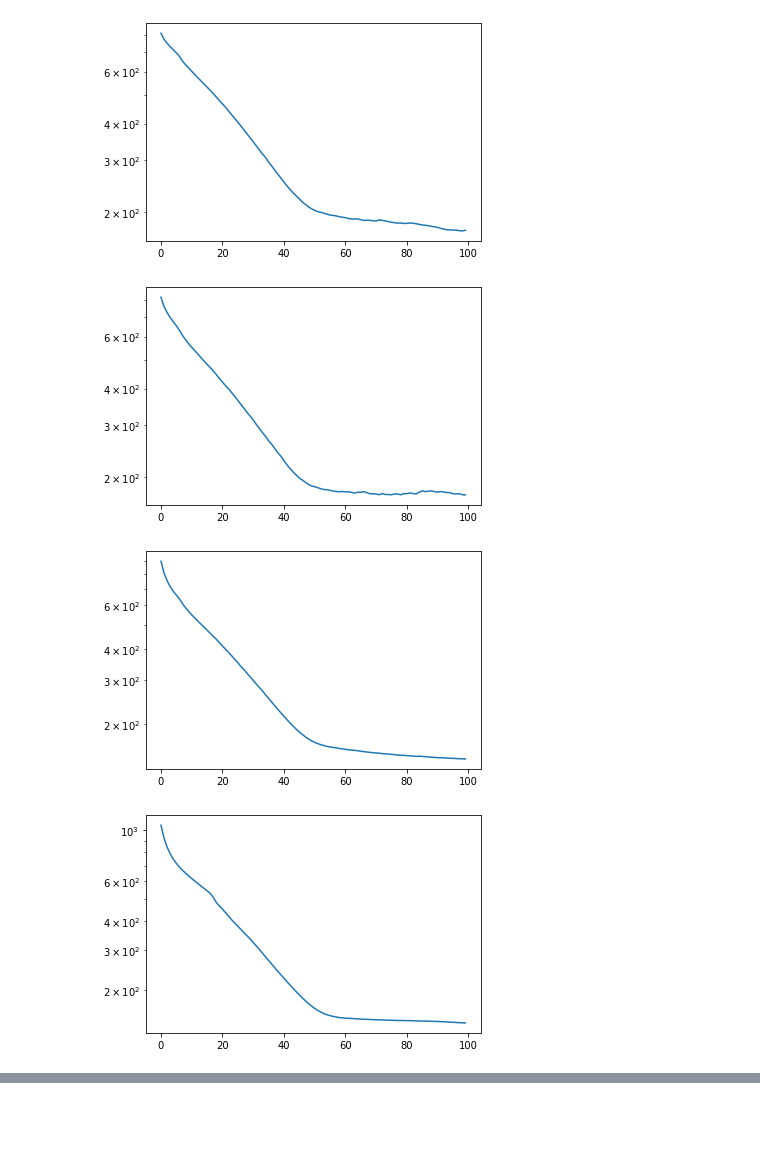
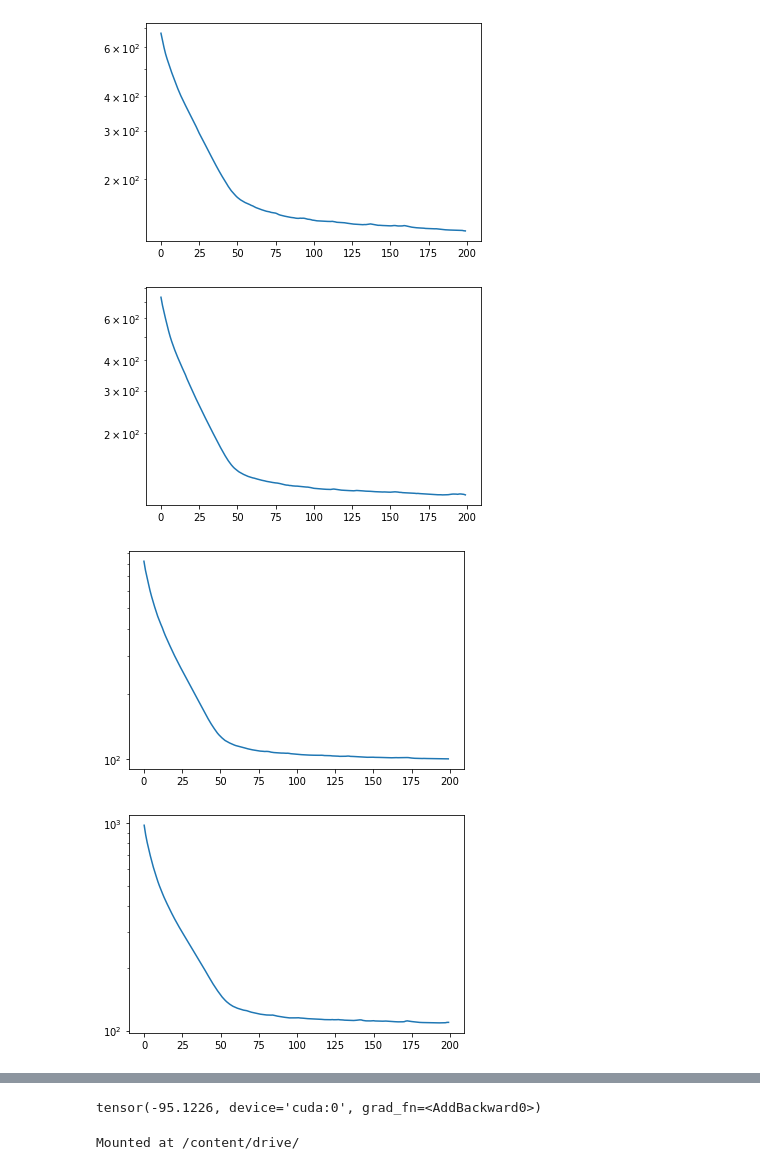
Before and after one commit to jvallikivi/mlmi4-vcl, a Jupyter notebook: Generative_MNIST_UPDATED.ipynb, the cells around one changed output, grey strips where cells are left out. Drawn from its saved outputs; the diff is of its cells as text; code cells hidden in the pictures; blank space fills up the shorter version.

```diff
--- a/Generative_MNIST_UPDATED.ipynb
+++ b/Generative_MNIST_UPDATED.ipynb
@@ -60,8 +60,8 @@ class Encoder(nn.Module):
         super(Encoder, self).__init__()
         self.x_to_h = nn.ModuleList( [self.get_layer(input_size, in_features, True)] +
                                     [self.get_layer(in_features, in_features, True) for _ in range(n_layers - 1)]).to(device)
-        self.head = nn.ModuleList([self.get_layer(in_features, out_features, True) for _ in range(n_layers - 1)]
-                                    + [self.get_layer(in_features, out_features)]).to(device)
+        self.head = nn.ModuleList([self.get_layer(in_features, out_features, True) for _ in range(2)]).to(device)
+                                    # + [self.get_layer(in_features, out_features)]).to(device)
 
 
     def get_layer(self, in_feature, out_features, activation=False):
@@ -81,17 +81,17 @@ class VCL_Generator(nn.Module):
 
         self.encoder = Encoder(input_size=x_dim,
                                 in_features=h_dim,
-                                out_features=z_dim*2,
+                                out_features=z_dim,
                                 n_layers=nencoder_layers).to(device)
         self.x_to_h = self.encoder.x_to_h#.to(device)
-        self.encoder_head = self.encoder.head[-1]#.to(device)
+        self.encoder_head = self.encoder.head#.to(device)
 
         ######GENERATOR PART
 
 
         self.decoder_head = nn.ModuleList([BayesLinear(z_dim, h_dim)] +
                                           [BayesLinear(h_dim, h_dim) for _ in range(self.ndecoder_layers)]).to(device)
-        self.h_to_x = nn.ModuleList([BayesLinear(h_dim, h_dim) for _ in range(self.ndecoder_layers)] +
+        self.h_to_x = nn.ModuleList(#[BayesLinear(h_dim, h_dim) for _ in range(self.ndecoder_layers)] +
                                     [BayesLinear(h_dim, x_dim)]).to(device)
 
 
@@ -141,8 +141,9 @@ class VCL_Generator(nn.Module):
         for layer in self.x_to_h:
             x = layer(x)
             x = nn.ReLU()(x)
-        o = self.encoder_head(x)
-        return o[:, :self.z_dim], o[:, self.z_dim:]
+        loc = self.encoder_head[0](x)
+        log_scale = self.encoder_head[1](x)
+        return loc, log_scale
 
 
     def decoder_forward(self, z, sampling=False):
@@ -220,7 +268,7 @@ for digit_id in range(10): #
     current_opt = torch.optim.Adam(current_model.parameters(), lr=lr)
     train_losses = []
     dataset_size = train_x.shape[0]
-    for epoch in tqdm(range(100)):
+    for epoch in tqdm(range(n_epochs)):
         loss_batch = []
         for batch in range(int(np.ceil(train_x.shape[0] / batch_size))):
             batch_idx0 = batch * batch_size
@@ -241,5 +289,6 @@ for digit_id in range(10): #
     plt.yscale("log")
     plt.show()
     models.append(copy.copy(current_model))
+    torch.save(current_model.state_dict(), f"models/model_task{digit_id}")
     previous_model = current_model
 # %% [output]
@@ -248,4 +297,4 @@ for digit_id in range(10): #
-[figure, old version]
+[figure, new version]
-[figure, old version]
+[figure, new version]
-[figure, old version]
+[figure, new version]
-[figure, old version]
+[figure, new version]
@@ -255,0 +317,10 @@ for digit_id in range(10): #
+# %%
+ll_total
+# %% [output]
+tensor(-95.1226, device='cuda:0', grad_fn=<AddBackward0>)
+# %%
+from google.colab import drive
+drive.mount('/content/drive/')
+# %cd /content/drive/MyDrive/models_mnist/
+# %% [output]
+Mounted at /content/drive/
```
Also changed, not shown: parts of 13 cells of this notebook.
